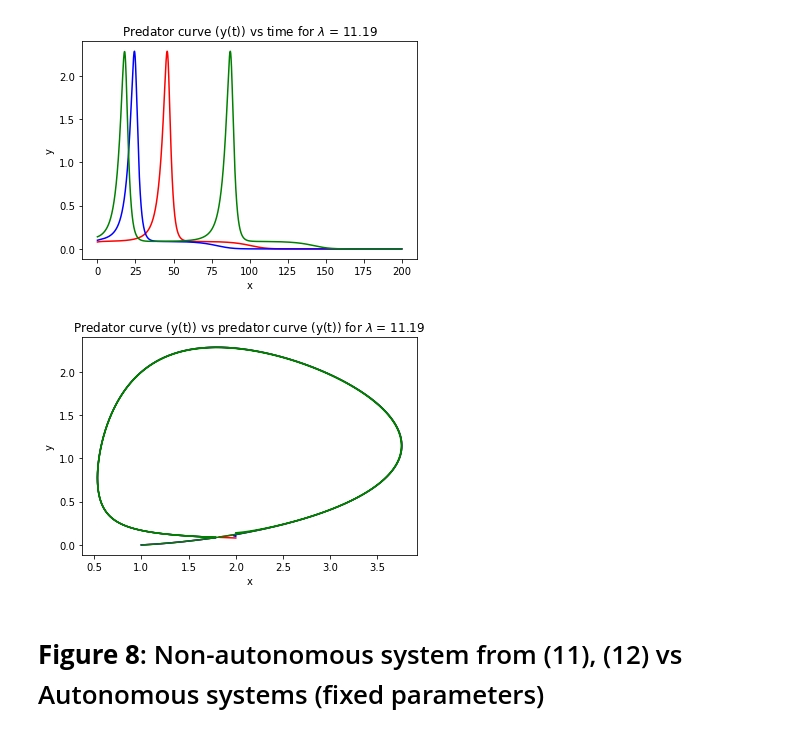
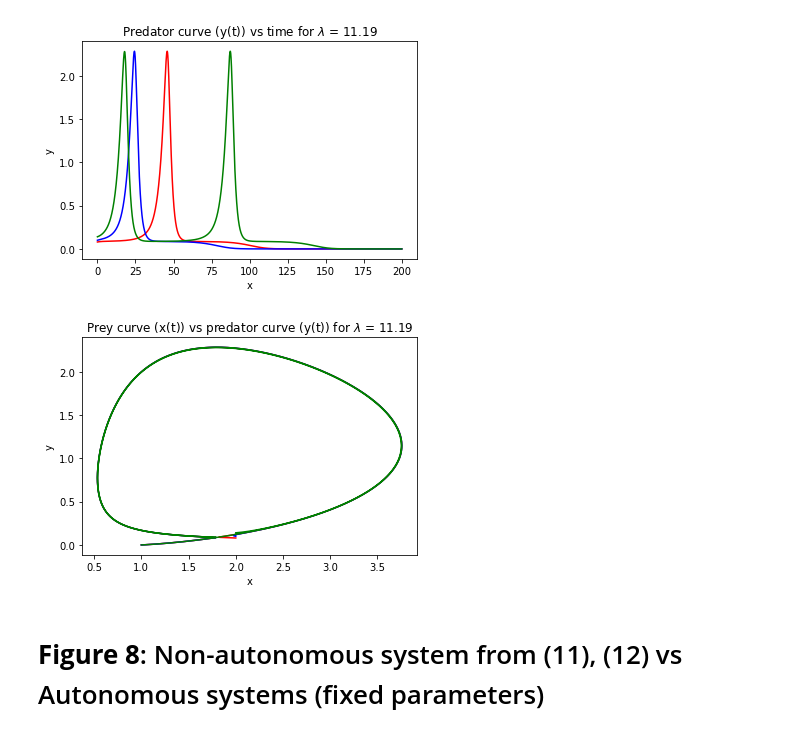
Before and after one commit to ratuldas6/Prey_Predator_Models, a Jupyter notebook: sanchezpalencia2021/test.ipynb, the cells around one changed output. Drawn from its saved outputs; the diff is of its cells as text; code cells hidden in the pictures.

```diff
--- a/sanchezpalencia2021/test.ipynb
+++ b/sanchezpalencia2021/test.ipynb
@@ -957,13 +957,13 @@ plt.show()
 # %%
 plt.plot(population_7_1[1], population_7_1[2], 'r-')
 plt.plot(population_7_2[1], population_7_2[2], 'b-')
 plt.plot(population_7_3[1], population_7_3[2], 'g-')
-plt.title("Predator curve (y(t)) vs predator curve (y(t)) for $\lambda$ = 11.19")
+plt.title("Prey curve (x(t)) vs predator curve (y(t)) for $\lambda$ = 11.19")
 plt.xlabel("x")
 plt.ylabel("y")
 plt.show()
 # %% [output]
-[figure, old version]
+[figure, new version]
 # %% [markdown]
 # **Figure 8**: Non-autonomous system from (11), (12) vs Autonomous systems (fixed parameters)
 # %%
```
Also changed, not shown: parts of 1 cell of this notebook.
